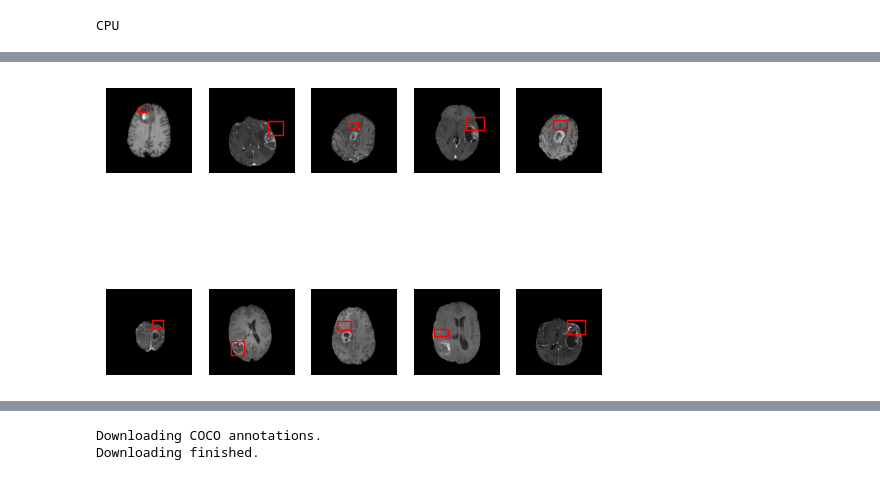
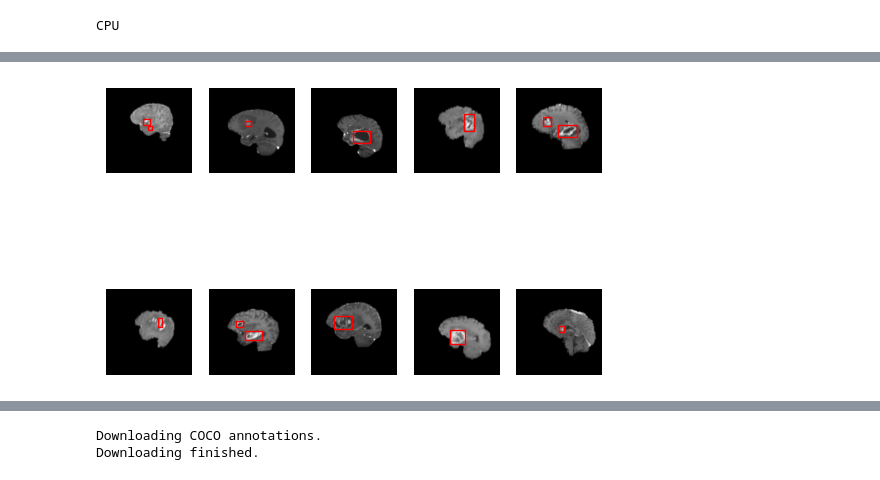
Before and after one commit to nellynygren/TumorDetection, a Jupyter notebook: tumor_detect/tumor_detect.ipynb, the cells around one changed output, grey strips where cells are left out. Saved outputs shown, nothing was run; the diff lists cells and outputs as text; code cells hidden in the pictures.

Commit message:
Added working bounding box shift (when padding) and resize (when resizing). Changed paths to look for images with existing labels.

```diff
--- a/tumor_detect/tumor_detect.ipynb
+++ b/tumor_detect/tumor_detect.ipynb
@@ -61,11 +61,19 @@ else:
 # %% [output]
 CPU
 # %%
-dataset_path = './input/brain-tumor-object-detection-datasets/axial_t1wce_2_class/'
-#dataset_path = './input/brain-tumor-object-detection-datasets/coronal_t1wce_2_class/'
-#dataset_path = './input/brain-tumor-object-detection-datasets/sagittal_t1wce_2_class/'
+# dataset_path = './input/brain-tumor-object-detection-datasets/axial_t1wce_2_class/'
+# dataset_path = './input/brain-tumor-object-detection-datasets/coronal_t1wce_2_class/'
+dataset_path = './input/brain-tumor-object-detection-datasets/sagittal_t1wce_2_class/'
 train_im_path = dataset_path + 'images/train/'
 train_label_path = dataset_path + 'labels/train/'
 
 test_im_path = dataset_path + 'images/test/'
 test_label_path = dataset_path + 'labels/test/'
+
+# Only pick out imges that have labels
+images = [os.path.join(dp,f,'.jpg') for dp, dn, fn in os.walk(os.path.expanduser(train_label_path[0:-4])) for f in fn if f.endswith(".txt")]
+
+train_images = os.listdir(train_im_path)
+train_labels = os.listdir(train_label_path)
+test_images = os.listdir(test_im_path)
+test_labels = os.listdir(test_label_path)
@@ -80,46 +80,79 @@ test_labels = os.listdir(test_label_path)
 # %%
-# Make this into a class method when want to use as a transform
-def pad2square(image):
+target_im_size = (128,128)
+
+class Pad2Square:
+    def __call__(self,image):
+        max_size = max(image.size)
+        pad_left,pad_top = [(max_size - s)//2 for s in image.size]
+        pad_right,pad_bottom = [(max_size - (s + pad))//2 for s, pad in zip(image.size, [pad_left, pad_top])]
+        pad = [pad_left, pad_top, pad_right, pad_bottom]
+        print(pad)
+        image = T.functional.pad(image, pad, 0, 'constant')
+        return image
+
+def pad2square(image,bb):
     max_size = max(image.size)
     pad_left,pad_top = [(max_size - s)//2 for s in image.size]
     pad_right,pad_bottom = [(max_size - (s + pad)) for s, pad in zip(image.size, [pad_left, pad_top])]
     pad = [pad_left, pad_top, pad_right, pad_bottom]
-    print(pad)
-    image = T.functional.pad(image,pad,0,'constant')
-    return image
+    bb[:,1] += pad_left
+    bb[:,0] += pad_bottom
+    image = T.functional.pad(image, pad, 0, 'constant')
+    return image,bb
+
 
 def plot_images_bb():
-    plt.Figure(figsize=(100,50))
-    for i, c in enumerate(np.random.randint(0, len(train_labels), size=10), start=1):
+    plt.Figure(figsize=(100,20))
+    n_im = 10
+    # For each datapoint (image & box)
+    for i, c in enumerate(np.random.randint(0, len(train_labels), size=n_im), start=1):
         ax=plt.subplot(2,5,i)
-        #fig,ax = plt.subplots()
-        im = Image.open(train_im_path+train_images[c])
-        im_sz_x,im_sz_y = im.size
-
-        # Image transformations
-        im = pad2square(im)
+        #im = plt.imread(train_im_path+train_images[c])
+        im = Image.open(train_im_path+train_labels[c][0:-4]+'.jpg')
+        im_sz_y,im_sz_x = im.size
 
 
-
-        plt.axis('off')
-        plt.imshow(im, cmap='gray')
         filename = train_label_path+train_labels[c]
-        filename = train_label_path+train_images[c][0:-4]+'.txt'
         with open(filename) as f:
             lines = f.readlines()
             lines = [line.split() for line in lines]
         f.close()
-        for line in lines:
-            # Create a Rectangle patch
+        bb = np.zeros((len(lines),4))
+        for l_i, line in enumerate(lines):
+            # Read line, save as pixel coordinates
             line = [float(num) for num in line]
-
             bb_sz_x = line[4]*im_sz_x
             bb_sz_y = line[3]*im_sz_y
-            bb_pos_x = line[2]*im_sz_x - bb_sz_x/2
-            bb_pos_y = line[1]*im_sz_y - bb_sz_y/2
-            bb_true = patches.Rectangle((bb_pos_y, bb_pos_x), bb_sz_y, bb_sz_x, linewidth=1, edgecolor='r', facecolor='None')
+            bb_pos_x = line[2]*im_sz_x
+            bb_pos_y = line[1]*im_sz_y
+            bb[l_i,:] = [bb_pos_x,bb_pos_y,bb_sz_x,bb_sz_y]
+
+        im, bb = pad2square(im, bb)
+
+        # Resize bounding boxes
+        im_orig_sz = im.size[0]
+        resize_factor = target_im_size[0]/im_orig_sz
+        bb = bb*resize_factor
+
+        # Image transformations
+        transform = T.Compose([
+            T.Resize(target_im_size),
+        ])
+
+        im = transform(im)
+
+        # Plot image and bounding box
+        plt.axis('off')
+        plt.imshow(im, cmap='gray')
+        for b_i in range(0,l_i+1):
+            # Create a Rectangle patch
+            bb_sz_x = bb[b_i,2]
+            bb_sz_y = bb[b_i,3]
+            bb_pos_x = bb[b_i,0] - bb_sz_x/2 # center of box
+            bb_pos_y = bb[b_i,1] - bb_sz_y/2 # center of box
+            bb_plot = patches.Rectangle((bb_pos_y, bb_pos_x), bb_sz_y, bb_sz_x, linewidth=1, edgecolor='r', facecolor='None')
             # Add the patch to the Axes
-            ax.add_patch(bb_true)
+            ax.add_patch(bb_plot)
 
     #plt.savefig('figures/example_sagittal.png')
 
@@ -138,4 +161,4 @@ plot_images_bb()
-[figure, old version]
+[figure, new version]
 # %%
 ssd_model = torch.hub.load('NVIDIA/DeepLearningExamples:torchhub', 'nvidia_ssd')
 utils = torch.hub.load('NVIDIA/DeepLearningExamples:torchhub', 'nvidia_ssd_processing_utils')
```
Also changed, not shown: parts of 4 cells of this notebook.
